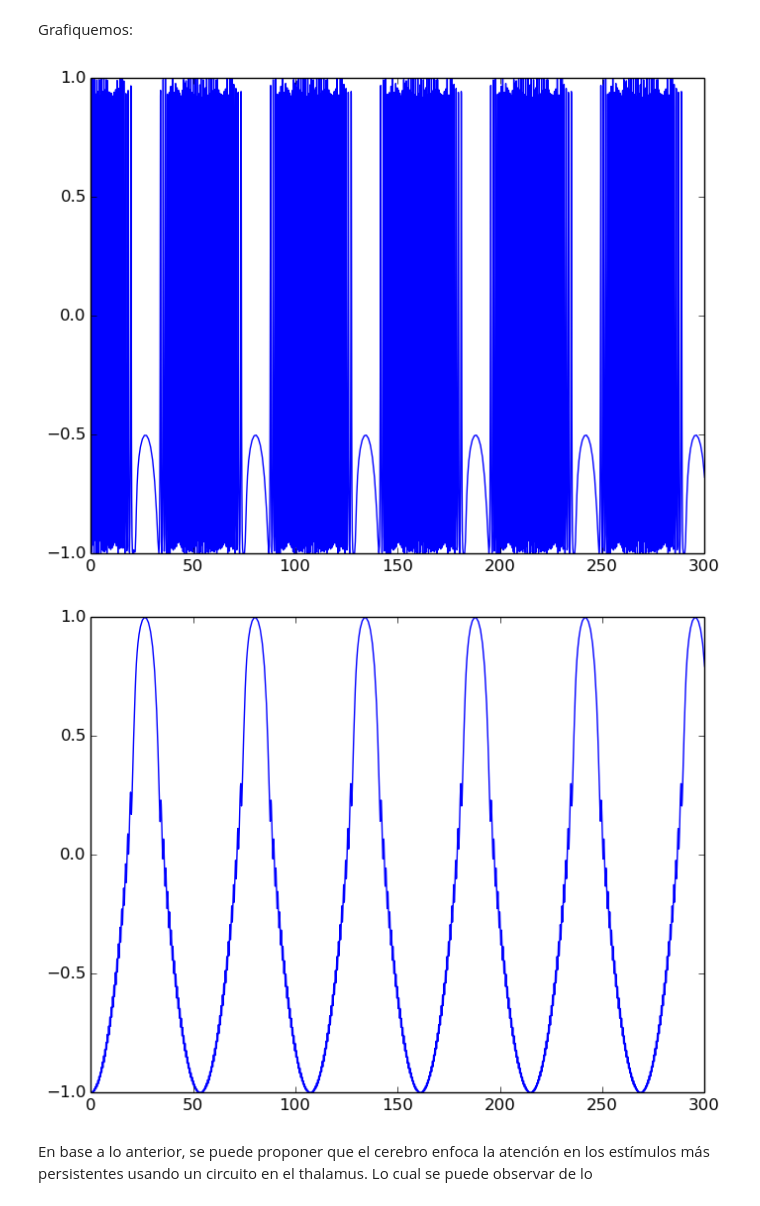
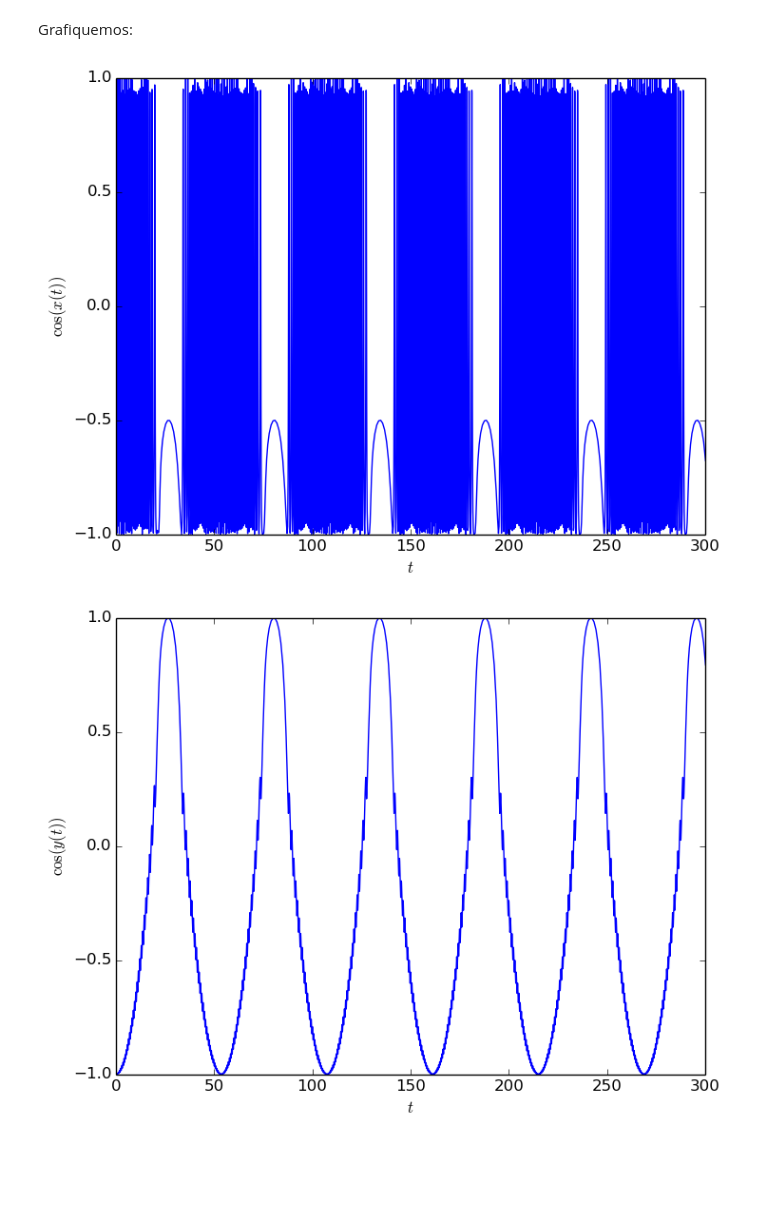
Before and after one commit to Oscarhg42/Neural-Systems, a Jupyter notebook: Circuitos.ipynb, the cells around one changed output. Drawn from its saved outputs; the diff is of its cells as text; code cells hidden in the pictures; blank space fills up the shorter version.

```diff
--- a/Circuitos.ipynb
+++ b/Circuitos.ipynb
@@ -58,11 +94,11 @@ paso (generic function with 1 method)
 Igualmente se requiere de una función que determine los coeficientes en cada paso, usaremos la función evaluador:
 # %%
 # Función evaluador: Determina los coeficientes después de cada paso.
-function evaluador{T<:Real}( Eqs::Function, vec0::Array{T,1}, N::Int, epsilon::Float64)# La función solicita las ecuaciones
+function evaluador{T<:Real}( Eqs::Function, vec0::Array{T,1}, N::Int, epsilon::Float64, σ)# La función solicita las ecuaciones
     # a resolver, un arreglo de condiciones iniciales, N que indica el máximo coeficiente de expansión y la epsilón.
 
     n = length(vec0)# Definimos algunas cantidades de utilidad
-    vec1T = Eqs(vec0, N)# Resolvemos las ecuaciones con las condiciones iniciales
+    vec1T = Eqs(vec0, N, σ)# Resolvemos las ecuaciones con las condiciones iniciales
 
     # Obtenemos h para cada serie usando la función paso
     hh = vec0
@@ -100,12 +136,10 @@ Cond0 (generic function with 1 method)
 Paso siguiente, necesitamos una función que obtenga el polinomio de Taylor usando la ecuación de recurrencia (1), a continuación se presenta tal función:
 # %%
 # Función ThalaFun: determina los coeficientes de la series de Taylor según las ecuaciones (A) y (B).
-function ThalaFun{T<:Real}(vec::Array{T,1} , N::Int) # La función pide un arreglo con los puntos alrededor
+function ThalaFun{T<:Real}(vec::Array{T,1} , N::Int, σ) # La función pide un arreglo con los puntos alrededor
     # de los cuales se obtendrán las series, el máximo coeficiente N del polinomio de Taylor y σ
     xT = Taylor1(vec[1], N)# Los primeros términos de la serie x0 y y0
     yT = Taylor1(vec[2], N)
-
-    σ = 0.5 # Probaremos con un valor de 0.5 para sigma
 
     for k = 0:N-1
         knext = k+1
@@ -136,6 +170,7 @@ function Integrador1( α::Float64, β::Float64, t_max::Float64, Eqs::Function, e
     t0 = 0.0# Iniciamos el tiempo
     x0, y0 = Cond0(α, β)# Condiciones iniciales
 
+    σ = 0.5 # Probaremos con un valor de 0.5 para sigma
 
     tV, xV, yV = Float64[], Float64[], Float64[]# Aquí se ubicarán los resultados
     push!(tV, t0)
@@ -146,7 +181,7 @@ function Integrador1( α::Float64, β::Float64, t_max::Float64, Eqs::Function, e
     dt = 1.0# Paso inicial
     while t0 < t_max && dt>1.0e-8# Condiciones de paro
 
-        dt, res = evaluador( Eqs, [x0, y0], N, epsilon )# Resolvemos
+        dt, res = evaluador( Eqs, [x0, y0], N, epsilon, σ )# Resolvemos
         t0 += dt# A t0 se le suma el tamaño de paso
         push!(tV,t0)
         push!(xV,res[1])# Los resultados se guardan
@@ -176,14 +211,16 @@ Grafiquemos:
 # %%
 plot(Tres,cosX)
 xlim([0.0,300.0])
+xlabel(L"$t$")
+ylabel(L"$\cos(x(t))$")
 show()
 # %% [output]
-[figure, old version]
+[figure, new version]
 # %%
 plot(Tres,cosY)
 xlim([0.0,300.0])
+xlabel(L"$t$")
+ylabel(L"$\cos(y(t))$")
 show()
 # %% [output]
-[figure, old version]
+[figure, new version]
-# %% [markdown]
-En base a lo anterior, se puede proponer que el cerebro enfoca la atención en los estímulos más persistentes usando un circuito en el thalamus. Lo cual se puede observar de lo
```
Also changed, not shown: parts of 23 cells of this notebook.
